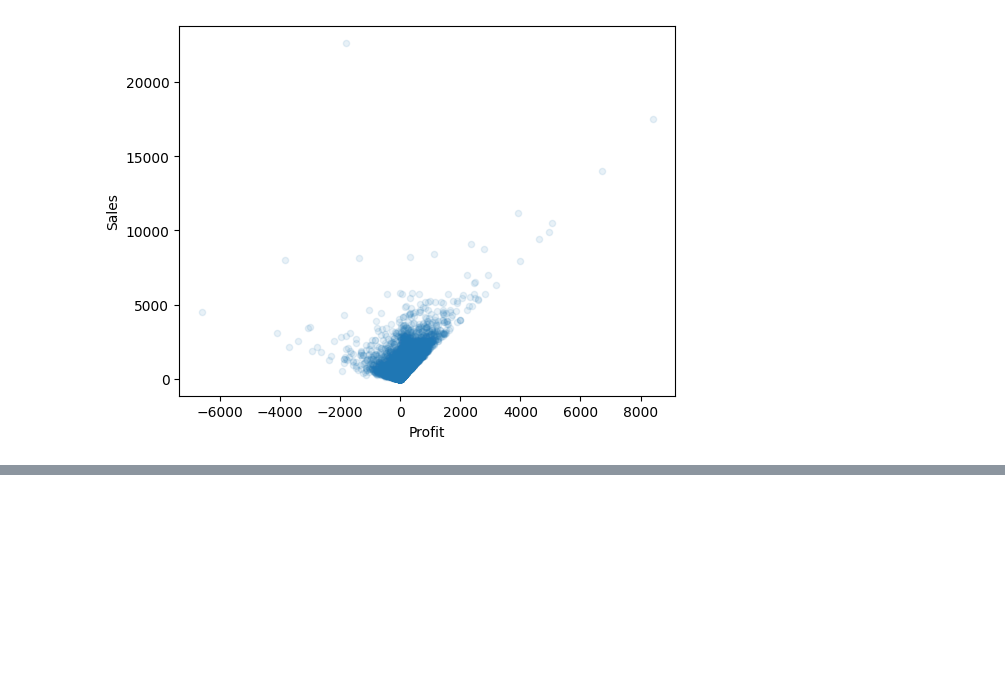
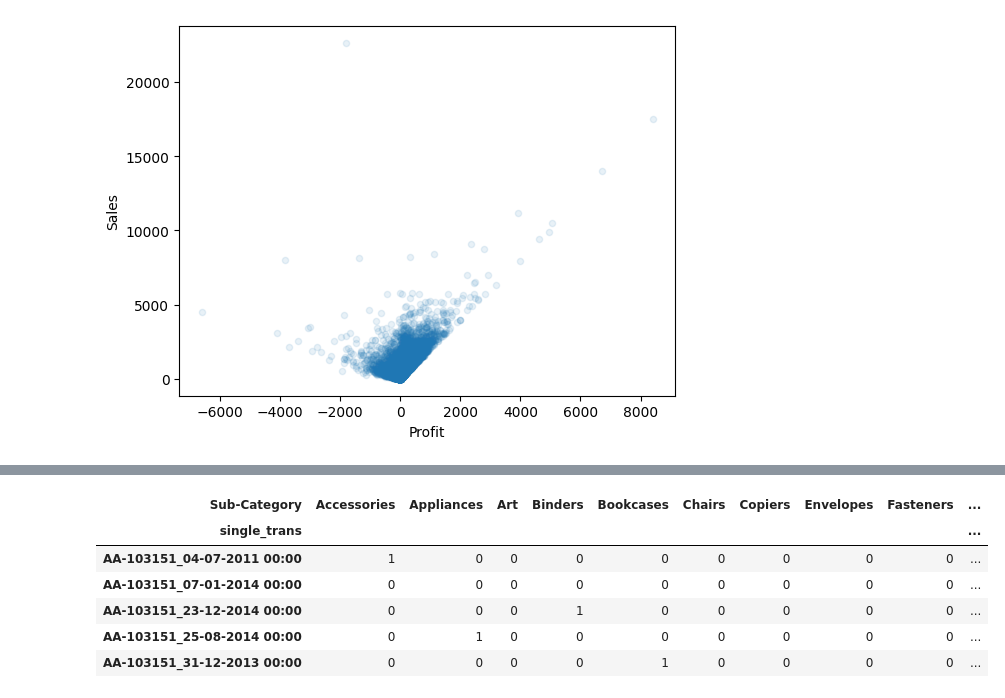
Before and after one commit to yuno-gen/GlobalStore, a Jupyter notebook: GlobalStore.ipynb, the cells around one changed output, grey strips where cells are left out. Saved outputs shown, nothing was run; the diff lists cells and outputs as text; code cells hidden in the pictures; blank space fills up the shorter version.

```diff
--- a/GlobalStore.ipynb
+++ b/GlobalStore.ipynb
@@ -121,0 +142,11 @@ data.plot(kind = "scatter", x="Profit", y="Sales", alpha=0.1)
+# %%
+df = pd.crosstab(data['single_trans'], data['Sub-Category'])
+df.head()
+# %% [output]
+| Sub-Category | Accessories | Appliances | Art | Binders | Bookcases | Chairs | Copiers | Envelopes | Fasteners | ... |
+| single_trans |  |  |  |  |  |  |  |  |  | ... |
+| AA-103151_04-07-2011 00:00 | 1 | 0 | 0 | 0 | 0 | 0 | 0 | 0 | 0 | ... |
+| AA-103151_07-01-2014 00:00 | 0 | 0 | 0 | 0 | 0 | 0 | 0 | 0 | 0 | ... |
+| AA-103151_23-12-2014 00:00 | 0 | 0 | 0 | 1 | 0 | 0 | 0 | 0 | 0 | ... |
+| AA-103151_25-08-2014 00:00 | 0 | 1 | 0 | 0 | 0 | 0 | 0 | 0 | 0 | ... |
+| AA-103151_31-12-2013 00:00 | 0 | 0 | 0 | 0 | 1 | 0 | 0 | 0 | 0 | ... |
```
Also changed, not shown: parts of 14 cells of this notebook.
